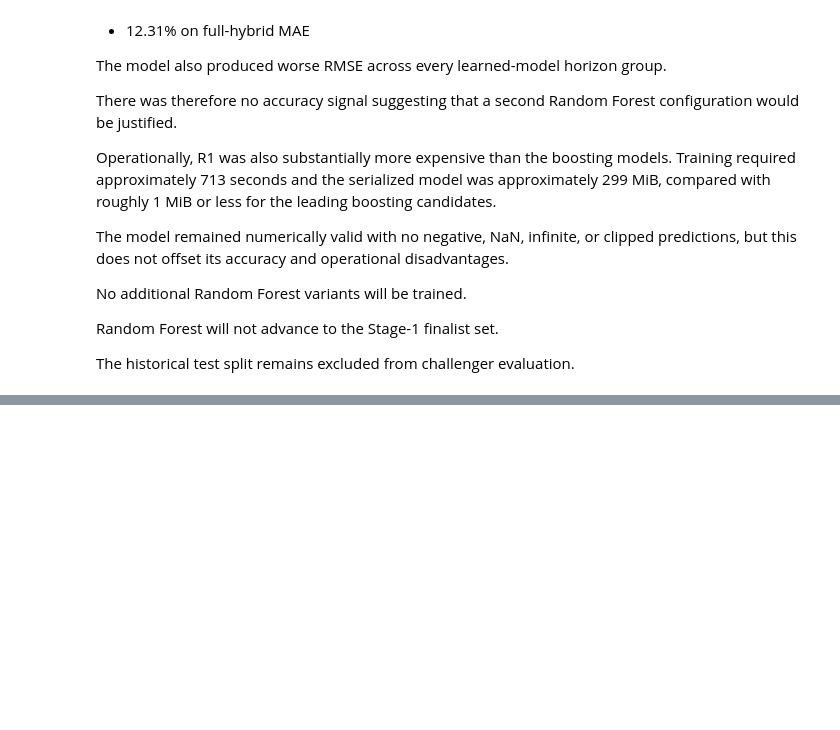
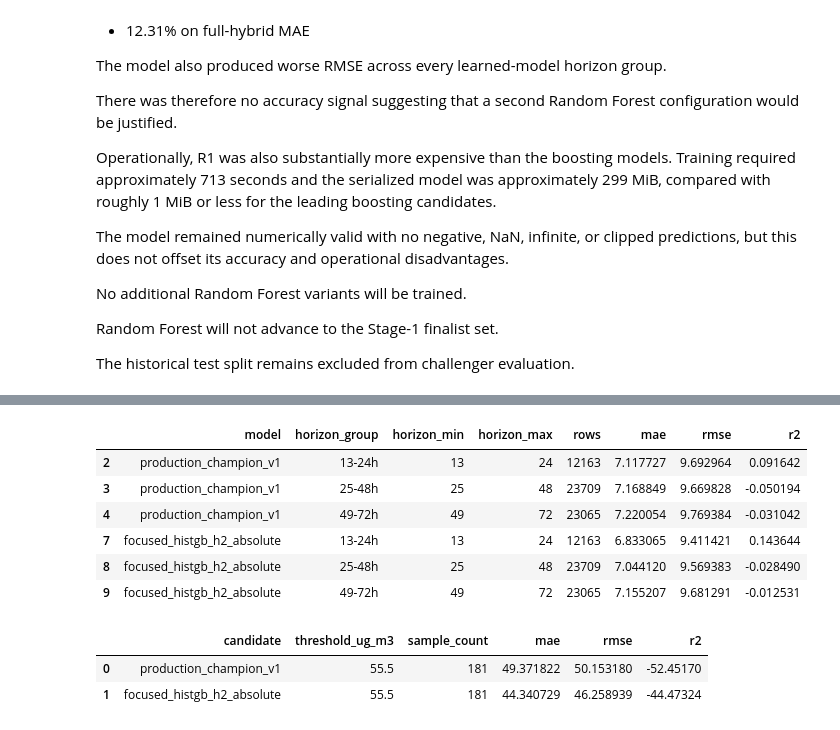
Before and after one commit to riyanj220/pearls-aqi-predictor, a Jupyter notebook: notebooks/12_model_challenger_benchmark.ipynb, the cells around one changed output, grey strips where cells are left out. Saved outputs shown, nothing was run; the diff lists cells and outputs as text; code cells hidden in the pictures; blank space fills up the shorter version.

Commit message:
docs(notebooks): summarize stage one model benchmark

```diff
--- a/notebooks/12_model_challenger_benchmark.ipynb
+++ b/notebooks/12_model_challenger_benchmark.ipynb
@@ -8433,0 +8552,67 @@ The historical test split remains excluded from challenger evaluation.
+# %%
+stage_1_horizon_df = pd.concat(
+    [
+        benchmark_results[
+            "production_champion_v1"
+        ]["horizon_group_metrics"],
+        benchmark_results[
+            "focused_histgb_h2_absolute"
+        ]["horizon_group_metrics"],
+    ],
+    ignore_index=True,
+)
+
+
+display(
+    stage_1_horizon_df.loc[
+        stage_1_horizon_df[
+            "horizon_group"
+        ].isin(
+            [
+                "13-24h",
+                "25-48h",
+                "49-72h",
+            ]
+        )
+    ]
+)
+# %% [output]
+|  | model | horizon_group | horizon_min | horizon_max | rows | mae | rmse | r2 |
+| 2 | production_champion_v1 | 13-24h | 13 | 24 | 12163 | 7.117727 | 9.692964 | 0.091642 |
+| 3 | production_champion_v1 | 25-48h | 25 | 48 | 23709 | 7.168849 | 9.669828 | -0.050194 |
+| 4 | production_champion_v1 | 49-72h | 49 | 72 | 23065 | 7.220054 | 9.769384 | -0.031042 |
+| 7 | focused_histgb_h2_absolute | 13-24h | 13 | 24 | 12163 | 6.833065 | 9.411421 | 0.143644 |
+| 8 | focused_histgb_h2_absolute | 25-48h | 25 | 48 | 23709 | 7.044120 | 9.569383 | -0.028490 |
+| 9 | focused_histgb_h2_absolute | 49-72h | 49 | 72 | 23065 | 7.155207 | 9.681291 | -0.012531 |
+# %%
+stage_1_severe_df = pd.DataFrame(
+    [
+        flatten_severe_result(
+            candidate_name=(
+                "production_champion_v1"
+            ),
+            severe_result=(
+                benchmark_results[
+                    "production_champion_v1"
+                ]["severe_pm25"]
+            ),
+        ),
+        flatten_severe_result(
+            candidate_name=(
+                "focused_histgb_h2_absolute"
+            ),
+            severe_result=(
+                benchmark_results[
+                    "focused_histgb_h2_absolute"
+                ]["severe_pm25"]
+            ),
+        ),
+    ]
+)
+
+
+display(stage_1_severe_df)
+# %% [output]
+|  | candidate | threshold_ug_m3 | sample_count | mae | rmse | r2 |
+| 0 | production_champion_v1 | 55.5 | 181 | 49.371822 | 50.153180 | -52.45170 |
+| 1 | focused_histgb_h2_absolute | 55.5 | 181 | 44.340729 | 46.258939 | -44.47324 |
```
Also changed, not shown: parts of 10 cells of this notebook.
